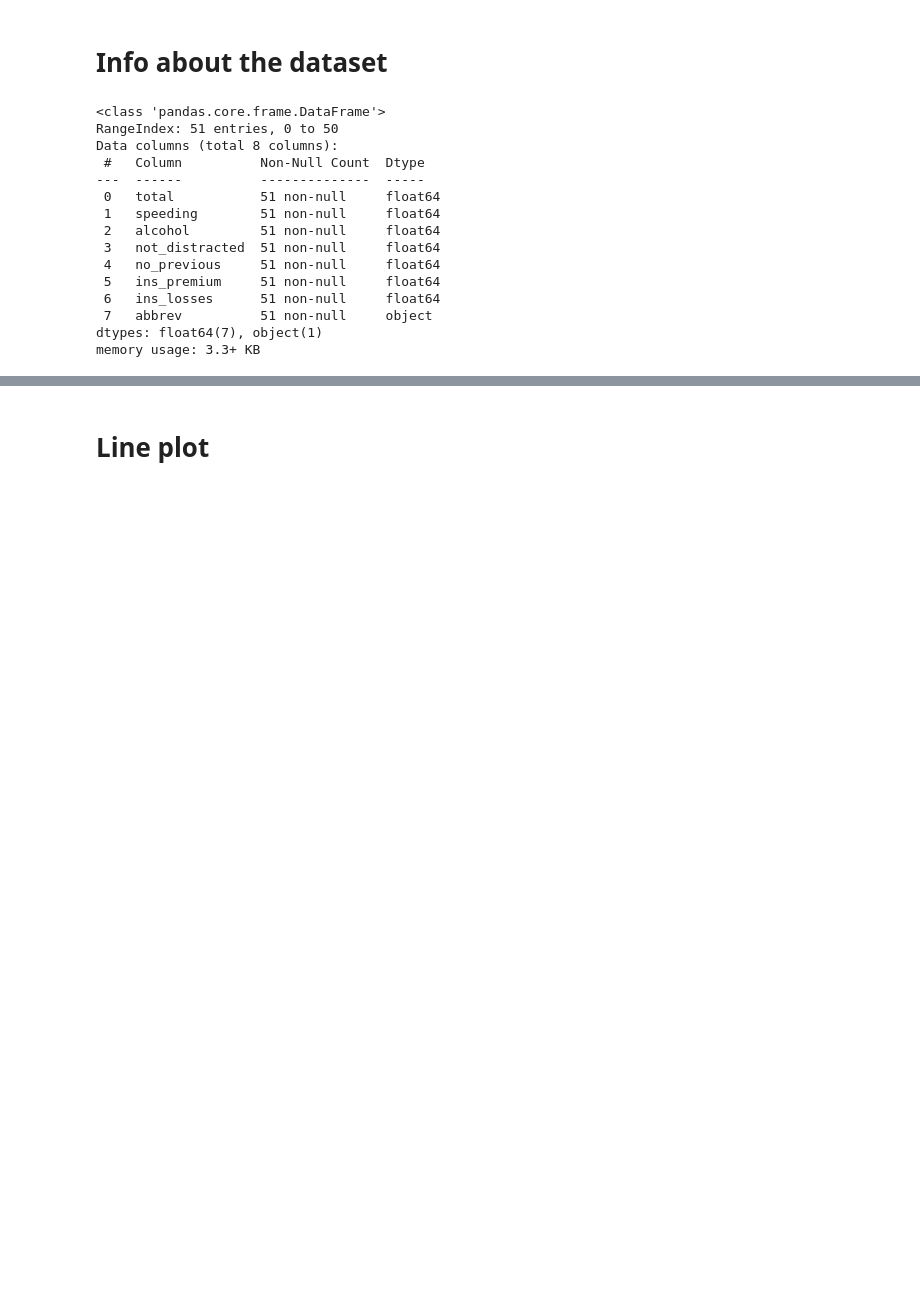
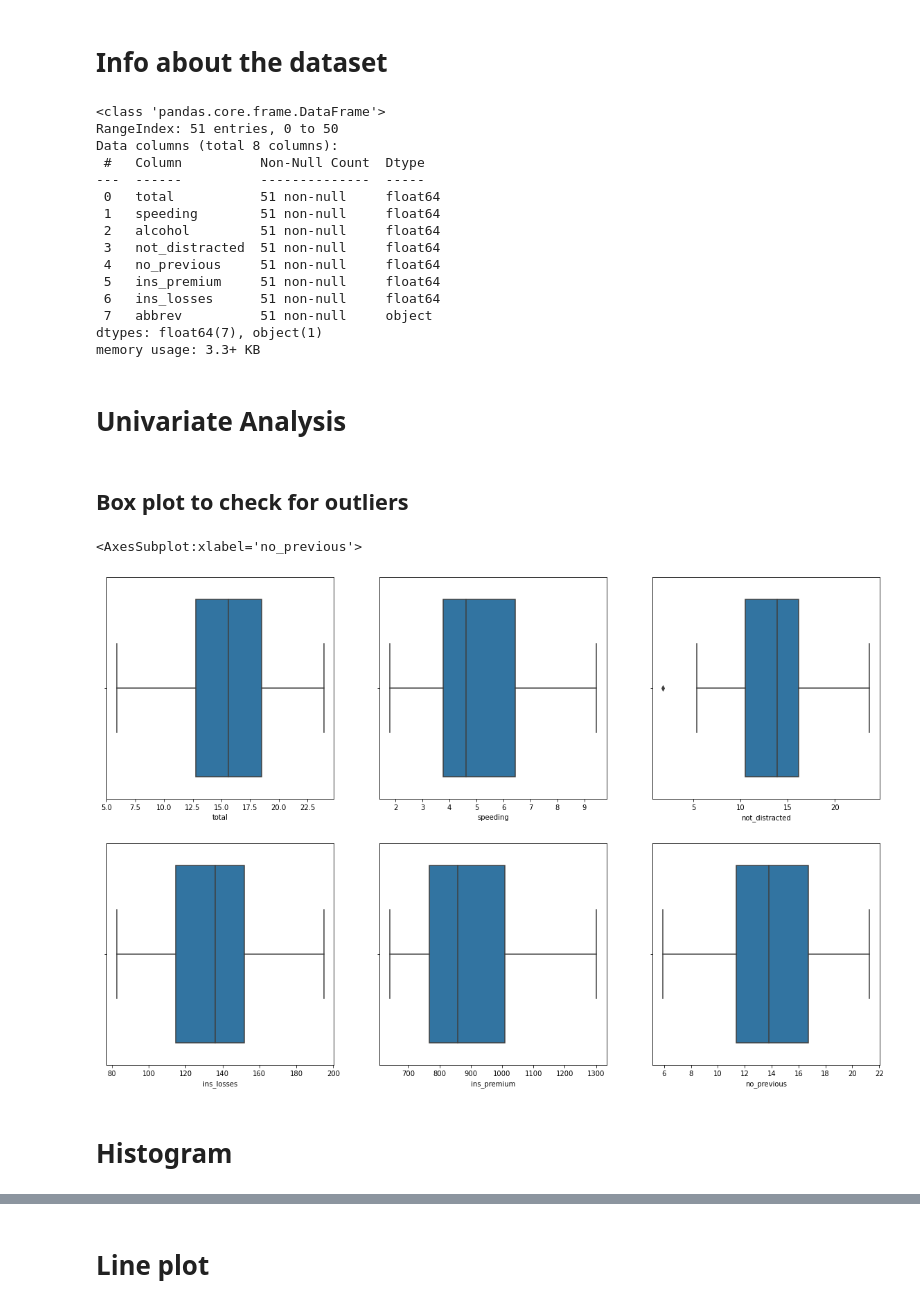
Before and after one commit to smartinternz02/SI-GuidedProject-581387-1694586696, a Jupyter notebook: Assignment 2_Madhuri.ipynb, the cells around one changed output, grey strips where cells are left out. Cells and saved outputs as stored; diff of their text form; code cells hidden in the pictures; blank space fills up the shorter version.

```diff
--- a/Assignment 2_Madhuri.ipynb
+++ b/Assignment 2_Madhuri.ipynb
@@ -73,3 +73,28 @@ Data columns (total 8 columns):
  7   abbrev          51 non-null     object
 dtypes: float64(7), object(1)
 memory usage: 3.3+ KB
+# %% [markdown]
+# Univariate Analysis
+# %% [markdown]
+## Box plot to check for outliers
+# %%
+a=plt.figure()
+a.set_figwidth(20)
+a.set_figheight(20)
+plt.subplot(3,3,1)
+sns.boxplot(x="total",data=d)
+plt.subplot(3,3,2)
+sns.boxplot(x="speeding",data=d)
+plt.subplot(3,3,3)
+sns.boxplot(x="not_distracted",data=d)
+plt.subplot(3,3,4)
+sns.boxplot(x="ins_losses",data=d)
+plt.subplot(3,3,5)
+sns.boxplot(x="ins_premium",data=d)
+plt.subplot(3,3,6)
+sns.boxplot(x="no_previous",data=d)
+# %% [output]
+<AxesSubplot:xlabel='no_previous'>
+[figure, added]
+# %% [markdown]
+# Histogram
```
Also changed, not shown: parts of 46 cells of this notebook.
